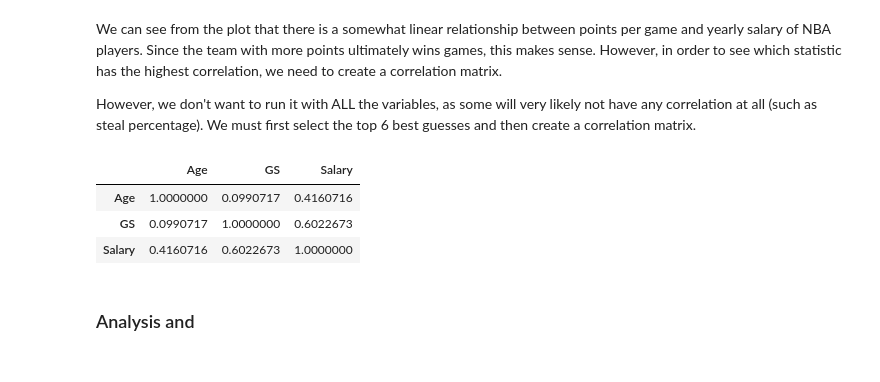
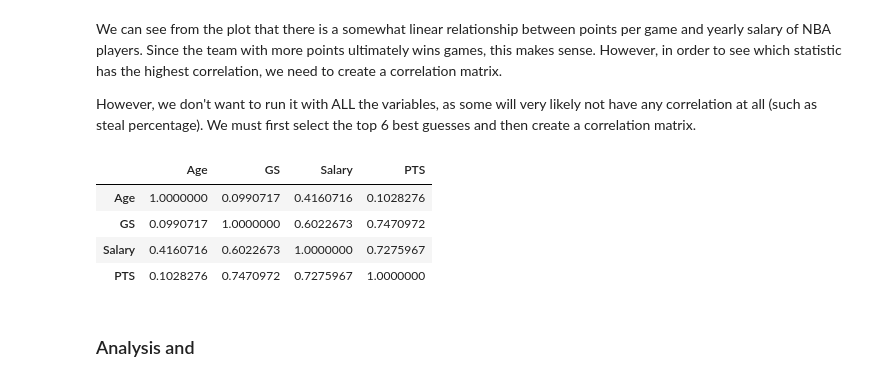
Before and after one commit to jhcrowley/DCSI-100-Group-33, a Jupyter notebook: DSCI_Final_Project_V1.ipynb, the cells around one changed output. Saved outputs shown, nothing was run; the diff lists cells and outputs as text; code cells hidden in the pictures.

```diff
--- a/DSCI_Final_Project_V1.ipynb
+++ b/DSCI_Final_Project_V1.ipynb
@@ -78,15 +78,16 @@ We can see from the plot that there is a somewhat linear relationship between po
 
 However, we don't want to run it with ALL the variables, as some will very likely not have any correlation at all (such as steal percentage). We must first select the top 6 best guesses and then create a correlation matrix.
 # %%
-best_guesses <- NBA_salary_data[c("Age", "GS", "Salary")]
+best_guesses <- NBA_salary_data[c("Age", "GS", "Salary", "PTS")]
 
 cor_matrix <- cor(best_guesses, use = "complete.obs")
 cor_matrix
 # %% [output]
-|  | Age | GS | Salary |
-| Age | 1.0000000 | 0.0990717 | 0.4160716 |
-| GS | 0.0990717 | 1.0000000 | 0.6022673 |
-| Salary | 0.4160716 | 0.6022673 | 1.0000000 |
+|  | Age | GS | Salary | PTS |
+| Age | 1.0000000 | 0.0990717 | 0.4160716 | 0.1028276 |
+| GS | 0.0990717 | 1.0000000 | 0.6022673 | 0.7470972 |
+| Salary | 0.4160716 | 0.6022673 | 1.0000000 | 0.7275967 |
+| PTS | 0.1028276 | 0.7470972 | 0.7275967 | 1.0000000 |
 # %% [markdown]
 ### Analysis and
 # %%
```
